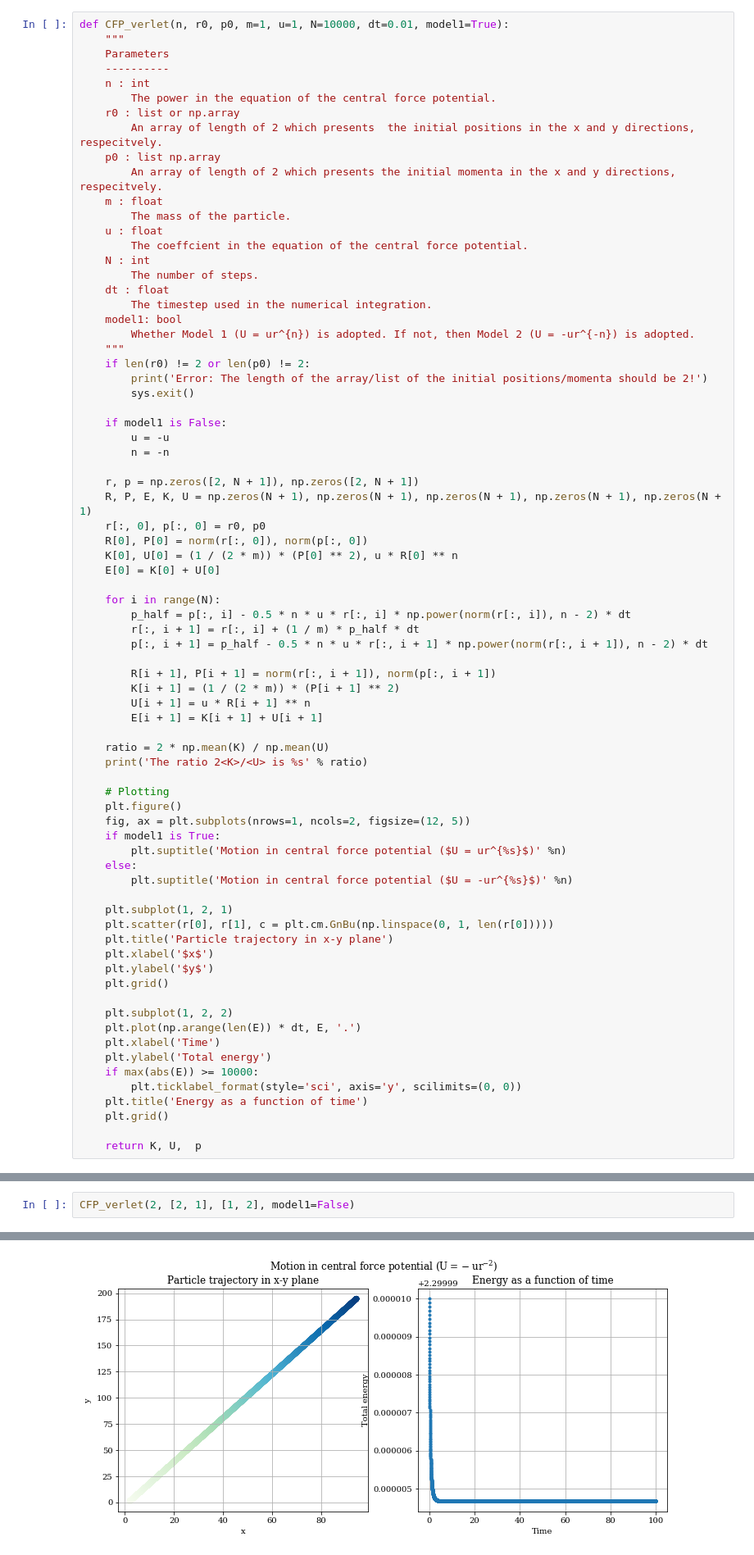
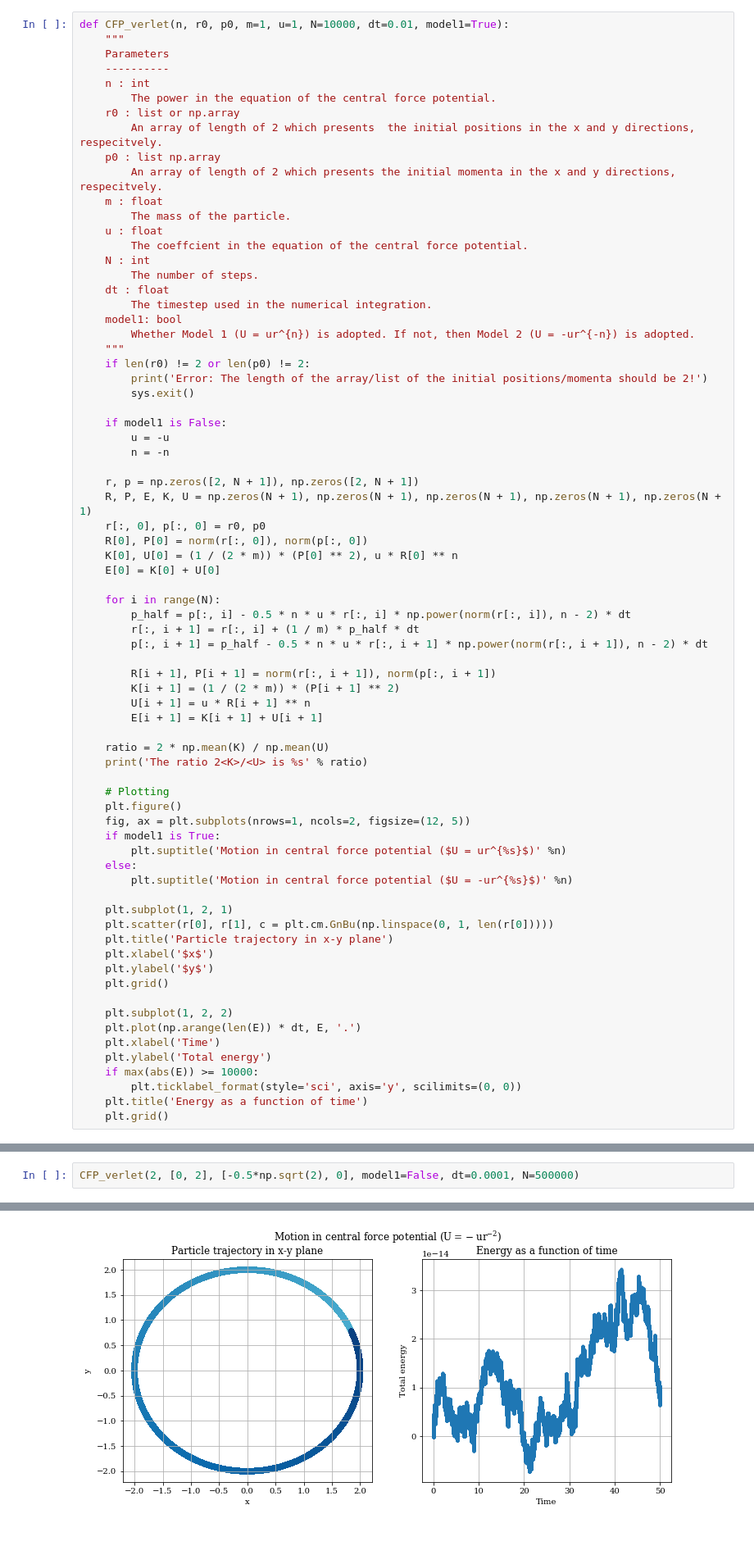
Before and after one commit to wehs7661/CompPhys, a Jupyter notebook: Homework/Homework_01.ipynb, the cells around one changed output, grey strips where cells are left out. Shown at 82% size. Cells and saved outputs as stored; diff of their text form.

```diff
--- a/Homework/Homework_01.ipynb
+++ b/Homework/Homework_01.ipynb
@@ -229,6 +229,4 @@ def CFP_verlet(n, r0, p0, m=1, u=1, N=10000, dt=0.01, model1=True):
         plt.ticklabel_format(style='sci', axis='y', scilimits=(0, 0))
     plt.title('Energy as a function of time')
     plt.grid()
-
-    return K, U,  p
 # %% [markdown]
@@ -364,3 +337,3 @@ plt.grid()
 # %%
-CFP_verlet(2, [2, 1], [1, 2], model1=False)
+CFP_verlet(2, [0, 2], [-0.5*np.sqrt(2), 0], model1=False, dt=0.0001, N=500000)
 # %% [output]
@@ -368,3 +341,3 @@ The ratio 2<K>/<U> is -2095.7725798306856
 <Figure size 432x288 with 0 Axes>
-[figure, old version]
+[figure, new version]
 # %%
```
Also changed, not shown: parts of 9 cells of this notebook, 1 other file.
